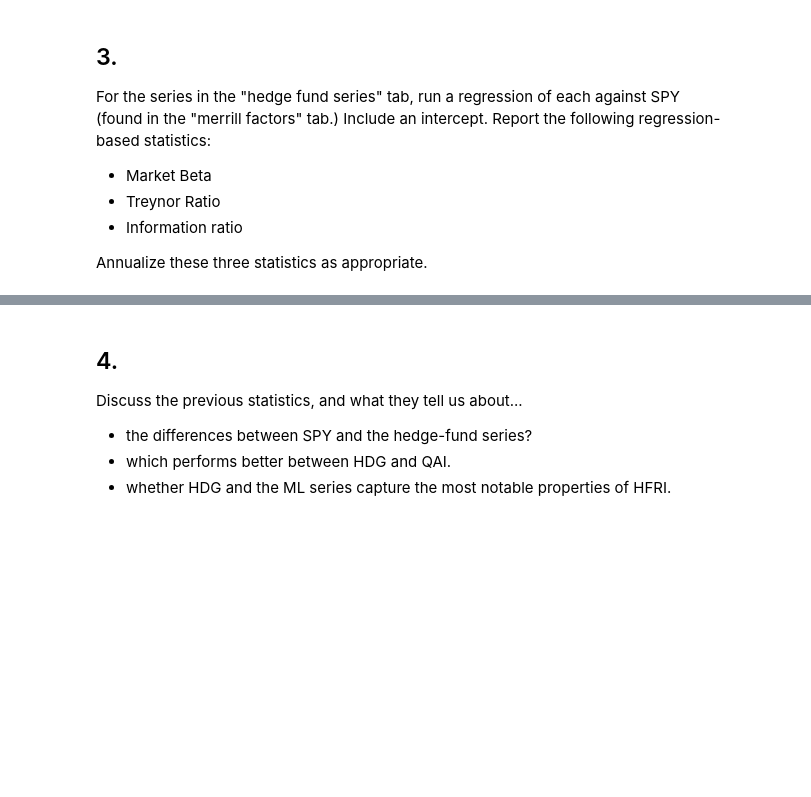
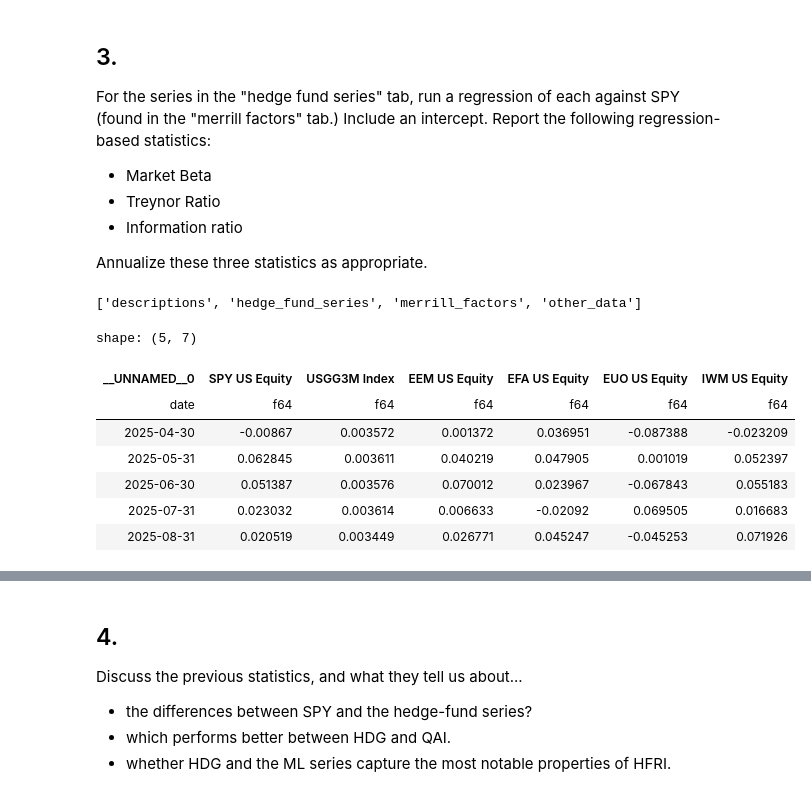
Before and after one commit to dafuzhu-uchi/finm-367, a Jupyter notebook: assignment/hw2/hw2_case.ipynb, the cells around one changed output, grey strips where cells are left out. Saved outputs shown, nothing was run; the diff lists cells and outputs as text; code cells hidden in the pictures; blank space fills up the shorter version.

```diff
--- a/assignment/hw2/hw2_case.ipynb
+++ b/assignment/hw2/hw2_case.ipynb
@@ -351,3 +367,21 @@ For the series in the "hedge fund series" tab, run a regression of each against
 * Information ratio
 
 Annualize these three statistics as appropriate.
+# %%
+from finm367.utils import print_sheetname
+print_sheetname(file_path)
+# %% [output]
+['descriptions', 'hedge_fund_series', 'merrill_factors', 'other_data']
+# %%
+mer_fac = pl.read_excel(file_path, sheet_name="merrill_factors")
+align_mer = mer_fac[:-1]
+align_mer.tail()
+# %% [output]
+shape: (5, 7)
+| __UNNAMED__0 | SPY US Equity | USGG3M Index | EEM US Equity | EFA US Equity | EUO US Equity | IWM US Equity |
+| date | f64 | f64 | f64 | f64 | f64 | f64 |
+| 2025-04-30 | -0.00867 | 0.003572 | 0.001372 | 0.036951 | -0.087388 | -0.023209 |
+| 2025-05-31 | 0.062845 | 0.003611 | 0.040219 | 0.047905 | 0.001019 | 0.052397 |
+| 2025-06-30 | 0.051387 | 0.003576 | 0.070012 | 0.023967 | -0.067843 | 0.055183 |
+| 2025-07-31 | 0.023032 | 0.003614 | 0.006633 | -0.02092 | 0.069505 | 0.016683 |
+| 2025-08-31 | 0.020519 | 0.003449 | 0.026771 | 0.045247 | -0.045253 | 0.071926 |
```
Also changed, not shown: parts of 14 cells of this notebook, 6 other files.
